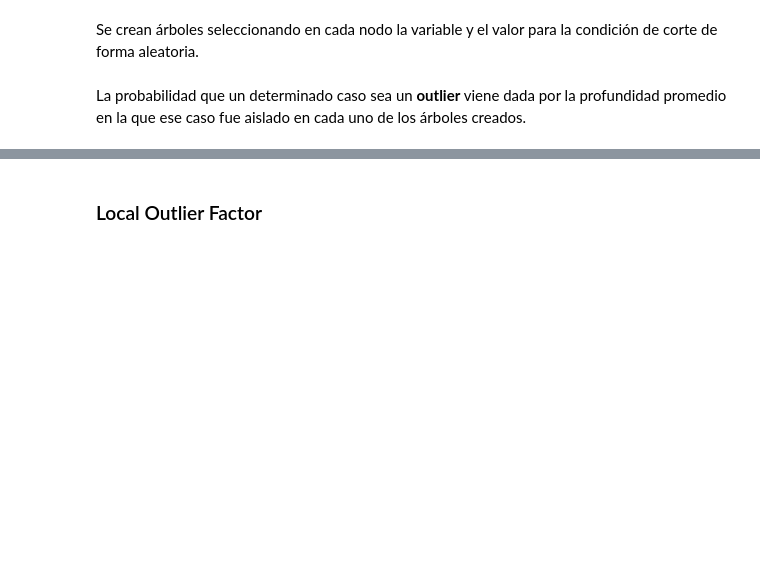
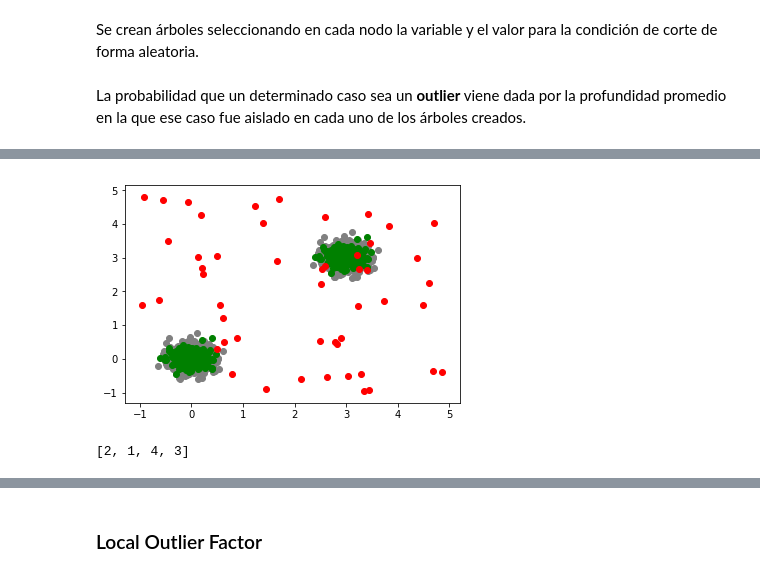
Before and after one commit to ucseml-team/machine-learning-course, a Jupyter notebook: anomaly_detection.ipynb, the cells around one changed output, grey strips where cells are left out. Drawn from its saved outputs; the diff is of its cells as text; code cells hidden in the pictures; blank space fills up the shorter version.

```diff
--- a/anomaly_detection.ipynb
+++ b/anomaly_detection.ipynb
@@ -117,3 +115,36 @@ Se crean árboles seleccionando en cada nodo la variable y el valor para la cond
 La probabilidad que un determinado caso sea un **outlier** viene dada por la profundidad promedio en la que ese caso fue aislado en cada uno de los árboles creados.
 # %% [markdown]
 <img src="images/IsolationForest.png" width="75%" />
+# %%
+import pandas as pd
+from pylab import savefig
+from sklearn.ensemble import IsolationForest
+
+rng = np.random.RandomState(42)
+
+# Inliers desde una distribución Gaussiana
+X_train = 0.2 * rng.randn(1000, 2)
+X_train = np.r_[X_train + 3, X_train]
+X_train = pd.DataFrame(X_train, columns = ['x1', 'x2'])
+
+# Inliers desde una distribución Gaussiana
+X_test = 0.2 * rng.randn(200, 2)
+X_test = np.r_[X_test + 3, X_test]
+X_test = pd.DataFrame(X_test, columns = ['x1', 'x2'])
+
+# Outliers desde una distribución uniforme
+X_outliers = rng.uniform(low=-1, high=5, size=(50, 2))
+X_outliers = pd.DataFrame(X_outliers, columns = ['x1', 'x2'])
+# %%
+plt.scatter(x=X_train.x1, y=X_train.x2, color='gray')
+plt.scatter(x=X_test.x1, y=X_test.x2, color='green')
+plt.scatter(x=X_outliers.x1, y=X_outliers.x2, color='red')
+plt.show()
+# %% [output]
+[figure, added]
+# %%
+
+np.random.shuffle(a)
+a
+# %% [output]
+[2, 1, 4, 3]
```
Also changed, not shown: parts of 9 cells of this notebook, 1 other file.
